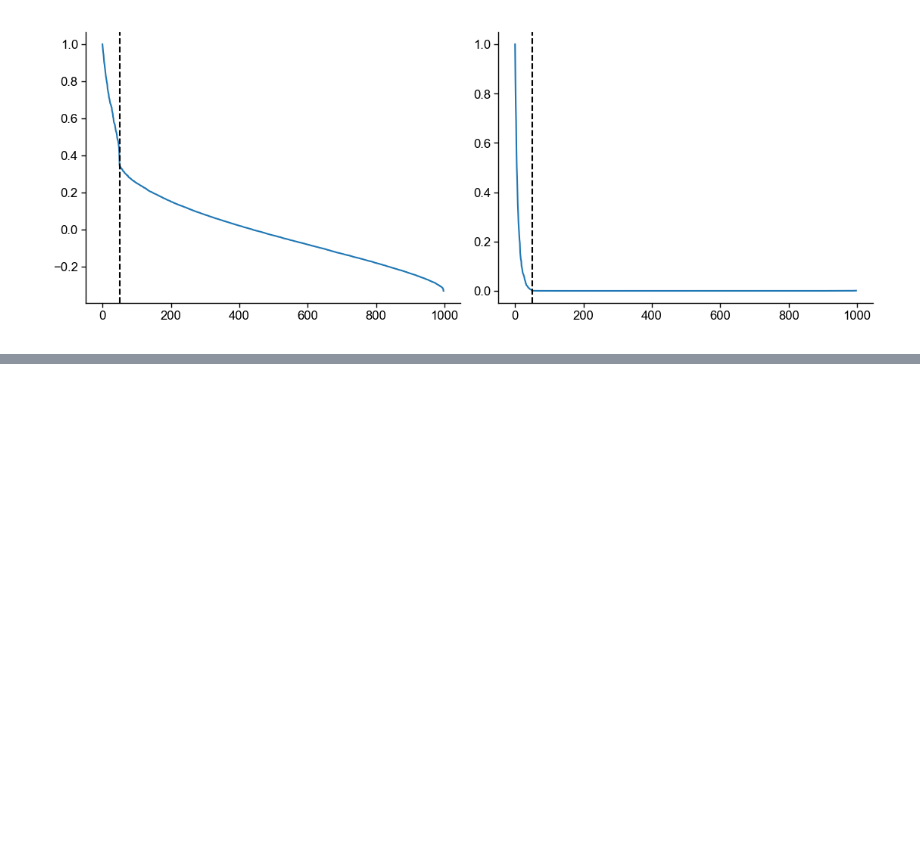
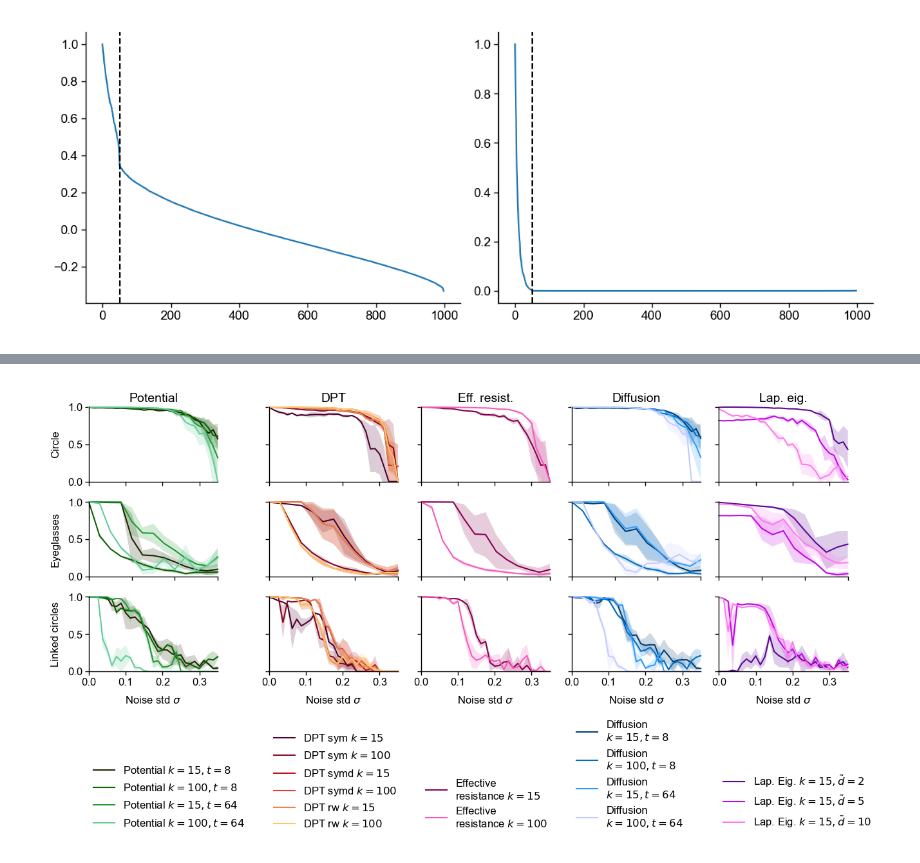
Before and after one commit to berenslab/eff-ph, a Jupyter notebook: notebooks/fig_spectral.ipynb, the cells around one changed output, grey strips where cells are left out. Saved outputs shown, nothing was run; the diff lists cells and outputs as text; code cells hidden in the pictures; blank space fills up the shorter version.

Commit message:
uses new diffusion distance for fig_spectral notebook

```diff
--- a/notebooks/fig_spectral.ipynb
+++ b/notebooks/fig_spectral.ipynb
@@ -250,0 +537,88 @@ ax[1].axvline(50, c="k", linestyle="dashed")
+# %%
+block_lengths = [len(distances[dist]) for dist in distances]
+del block_lengths[0]  # remove euclidean
+colors = glasbey.create_block_palette(block_lengths)
+colors.insert(0, "k")  # add black for euclidean
+
+full_dist_to_color = {full_dist: color for full_dist, color in zip([full_dists for dist in distances for full_dists in all_res["toy_circle"][dist]], colors)}
+
+
+dist_to_color = {}
+for dist_ind, dist in enumerate(distances):
+    if dist == "euclidean":
+        dist_to_color[dist] = "k"
+        continue
+    block_start = 1 + sum(block_lengths[:dist_ind-1])
+    block_end = block_start + block_lengths[dist_ind-1]
+    mid_ind = np.ceil((block_start + block_end) / 2).astype(int)
+    dist_to_color[dist] = colors[mid_ind]
+# %%
+# plot all results
+ncols = 5
+nrows = 3
+
+letters = "abcdefghijklmnopqrst"
+mosaic = "abcde\nfghij\nklmno\npqrst"
+fig, ax_dict = plt.subplot_mosaic(mosaic=mosaic, figsize=(6.5, 3.5))
+
+ax = []
+for j in range(nrows+1):
+    ax.append([ax_dict[letters[j*ncols + i]] for i in range(ncols)])
+
+ax = np.array(ax)
+
+#fig, ax = plt.subplots(ncols=ncols, nrows=nrows, figsize=(6.5, 3.5))
+
+print(ax.shape)
+
+for j, dataset in enumerate(selected_outlier_scores[1]):
+    ax[j, 0].set_ylabel(dataset_to_print[dataset])
+
+    for i in range(ncols):
+        method_id = i+1
+        dist = list(selected_res[1][dataset].keys())[method_id]
+
+        for submethod_counter, full_dist in enumerate(outlier_scores[1][dataset][dist]):
+            scores =  outlier_scores[1][dataset][dist][full_dist]
+            mean = scores.mean(1)
+            std = scores.std(1)
+            ax[j, i].plot(sigmas_per_dataset[dataset],
+                       mean,
+                       label=full_dist_to_print[full_dist],
+                       c=full_dist_to_color[full_dist],
+                       clip_on=False,)
+            ax[j, i].fill_between(sigmas_per_dataset[dataset],
+                               mean-std,
+                               mean+std,
+                               alpha=0.2,
+                               color=full_dist_to_color[full_dist],
+                               edgecolor="none",
+            )
+            if j == 0:
+                ax[j, i].set_title(f"{dist_to_print[dist]}")
+
+            ax[j, i].set_ylim(0, 1)
+            ax[j, i].set_xlim(0, sigmas_per_dataset[dataset].max())
+
+        if j==2:
+            ax[j, i].set_xlabel("Noise std $\sigma$")
+            #ax[j, i].legend(loc=(0.0, -1.9), frameon=False)
+        else:
+            ax[j, i].set_xticklabels([])
+
+        if i != 0:
+            ax[j, i].set_yticklabels([])
+
+
+
+for i in range(ncols):
+    handles, labels = ax[0, i].get_legend_handles_labels()
+    legend = ax[-1, i].legend(loc=(0.0, 0),
+                              ncols=1,
+                              handles=handles,
+                              frameon=False
+                              )
+    ax[-1, i].axis("off")
+
+fig.savefig(os.path.join(fig_path, f"fig_comparison_spectrals.pdf"), dpi=300)
+# %% [output]
@@ -250,0 +626 @@ ax[1].axvline(50, c="k", linestyle="dashed")
+[figure, added]
```
Also changed, not shown: parts of 19 cells of this notebook.
